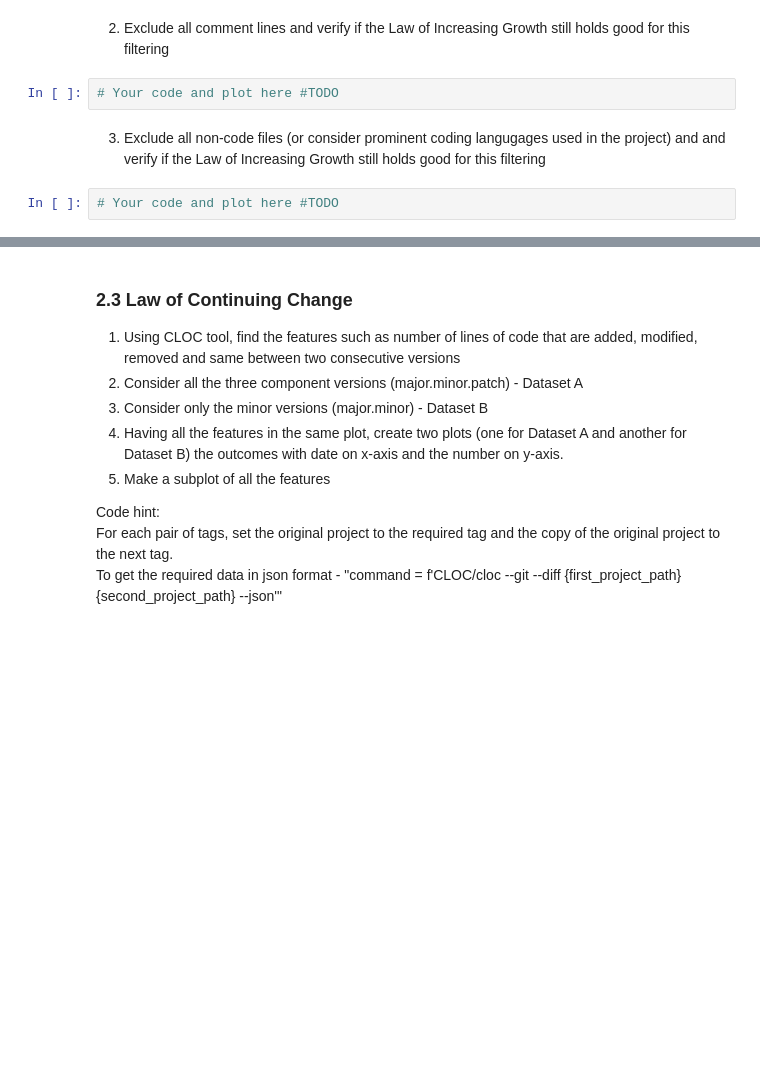
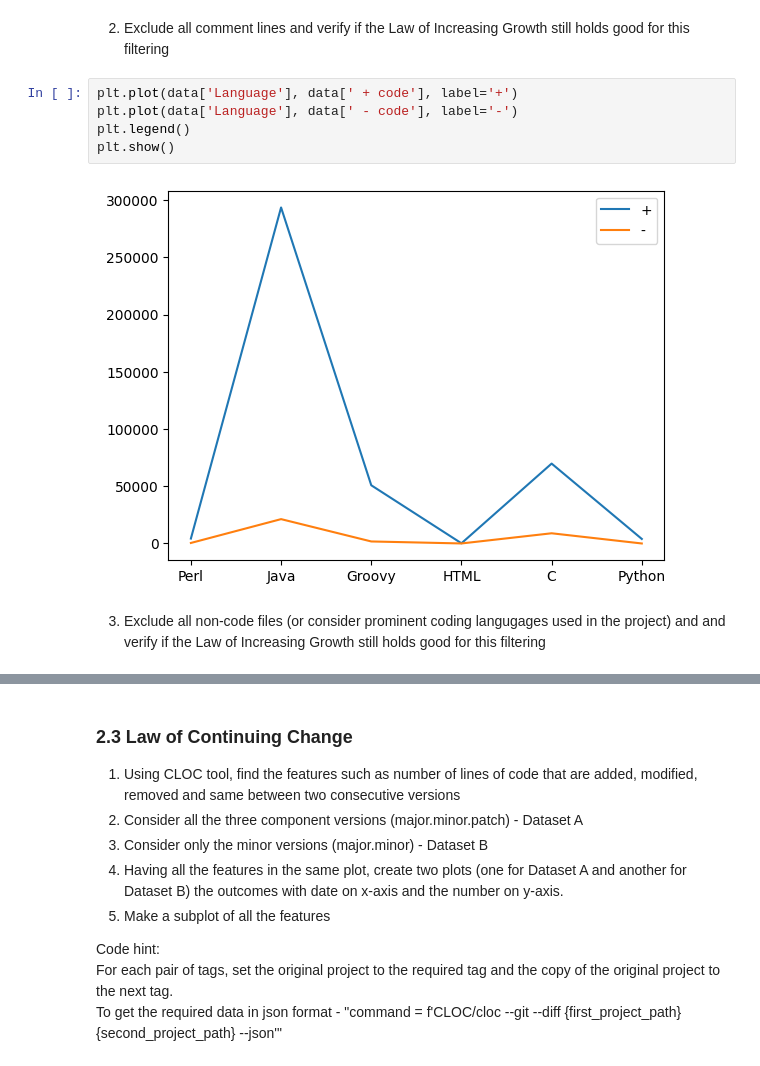
Before and after one commit to Randi-Dcht/Umons_Course2023_SoftwareEvolutionTP2, a Jupyter notebook: TP2_section2.ipynb, the cells around one changed output, grey strips where cells are left out. Saved outputs shown, nothing was run; the diff lists cells and outputs as text; blank space fills up the shorter version.

```diff
--- a/TP2_section2.ipynb
+++ b/TP2_section2.ipynb
@@ -396,8 +407,11 @@ Yes, the software project obeys the Law of Increasing Growth. Indeed, the number
 # %% [markdown]
 2. Exclude all comment lines and verify if the Law of Increasing Growth still holds good for this filtering
-# %%
-# Your code and plot here #TODO
+# %%
+plt.plot(data['Language'], data[' + code'], label='+')
+plt.plot(data['Language'], data[' - code'], label='-')
+plt.legend()
+plt.show()
+# %% [output]
+[figure, added]
 # %% [markdown]
 3. Exclude all non-code files (or consider prominent coding langugages used in the project) and and verify if the Law of Increasing Growth still holds good for this filtering
-# %%
-# Your code and plot here #TODO
```
Also changed, not shown: parts of 6 cells of this notebook, 1 other file.
